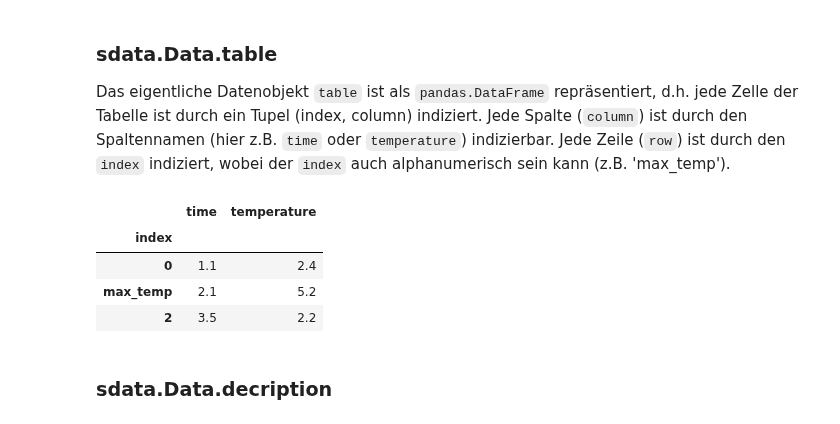
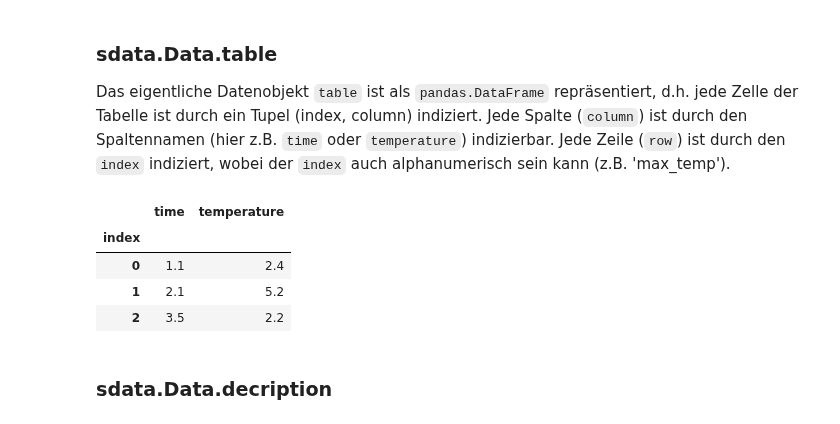
Before and after one commit to lepy/sdata, a Jupyter notebook: ipynb/Das_sdata_Format.ipynb, the cells around one changed output. Cells and saved outputs as stored; diff of their text form; code cells hidden in the pictures.

```diff
--- a/ipynb/Das_sdata_Format.ipynb
+++ b/ipynb/Das_sdata_Format.ipynb
@@ -159,14 +165,14 @@ ein Tupel (index, column) indiziert. Jede Spalte (`column`) ist durch den Spalte
 Jede Zeile (`row`) ist durch den `index` indiziert, wobei der `index` auch alphanumerisch sein kann (z.B. 'max_temp').
 # %%
 df = pd.DataFrame({"time": [1.1, 2.1, 3.5],
-                   "temperature": [2.4, 5.2, 2.2]}, index=[0, 'max_temp', 2])
+                   "temperature": [2.4, 5.2, 2.2]}, index=[0, 1, 2])
 df.index.name = "index"
 df
 # %% [output]
 |  | time | temperature |
 | index |  |  |
 | 0 | 1.1 | 2.4 |
-| max_temp | 2.1 | 5.2 |
+| 1 | 2.1 | 5.2 |
 | 2 | 3.5 | 2.2 |
 # %% [markdown]
 ### sdata.Data.decription
```
Also changed, not shown: parts of 17 cells of this notebook, 4 other files.
